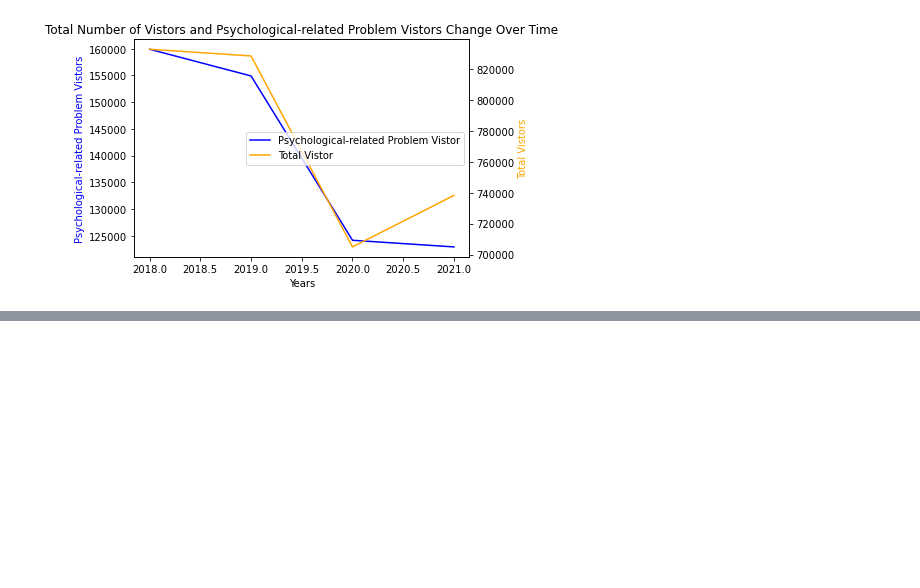
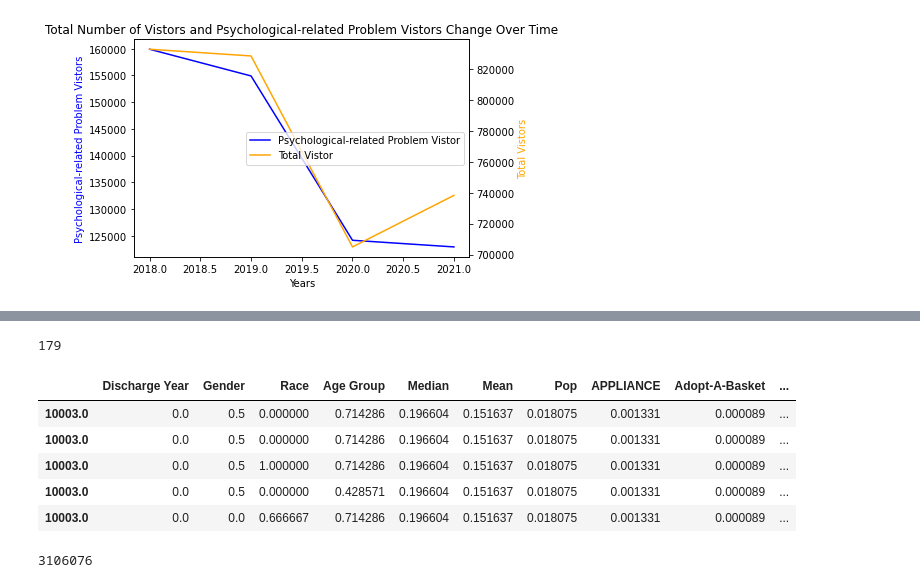
Before and after one commit to Dawei0328/Data-Dive-2023, a Jupyter notebook: datadive.0.1.ipynb, the cells around one changed output, grey strips where cells are left out. Drawn from its saved outputs; the diff is of its cells as text; code cells hidden in the pictures; blank space fills up the shorter version.

```diff
--- a/datadive.0.1.ipynb
+++ b/datadive.0.1.ipynb
@@ -209,0 +298,5 @@ plt.show()
+# %%
+# 使用 MinMaxScaler 对 DataFrame 进行归一化
+scaler = MinMaxScaler()
+merged_df_normalized = pd.DataFrame(scaler.fit_transform(merged_df), columns=merged_df.columns)
+dataIncome_normalized = pd.DataFrame(scaler.fit_transform(dataIncome), columns=dataIncome.columns)
@@ -209,0 +312,4 @@ plt.show()
+# %%
+# 使用 set_index() 方法将merged_df_的索引设置为第一个 merged_df_normalized 的索引
+merged_df_normalized = merged_df_normalized.set_index(merged_df.index)
+merged_df_normalized.head()
@@ -209,0 +333,10 @@ plt.show()
+# %%
+## 311 data
+data311 = pd.read_csv('https://raw.githubusercontent.com/CUSP2021ADS/Data/main/aggr311.csv' , index_col=0 )
+data311.Zip=pd.to_numeric(data311.Zip,errors='coerce')
+data311=data311.loc[(data311.Zip>=10000)&(data311.Zip<11500)] #take only NYC zip codes
+data311=pd.pivot_table(data311,index='Zip',columns='Complain',values='Count',fill_value=0)
+Total311=data311.sum(axis=1) #total 311 activity per zip code
+data311=data311.div(data311.sum(axis=1), axis=0) #normalize activity of various cathegories within zip code by total
+data311=data311.loc[Total311>100] #keep only those zip codes having sufficient activity
+data311.head()
@@ -209,0 +351,4 @@ plt.show()
+# %%
+#merge income data with 311
+DataIncome1=dataIncome_normalized.merge(data311,left_index=True,right_index=True)
+DataIncome1.head()
@@ -209,0 +362,20 @@ plt.show()
+# %%
+len(DataIncome1)
+# %% [output]
+179
+# %%
+#merge income data with merged_df
+
+merged_df_ = pd.merge(merged_df_normalized,DataIncome1, left_index=True,right_index=True, how='left')
+merged_df_.head()
+# %% [output]
+|  | Discharge Year | Gender | Race | Age Group | Median | Mean | Pop | APPLIANCE | Adopt-A-Basket | ... |
+| 10003.0 | 0.0 | 0.5 | 0.000000 | 0.714286 | 0.196604 | 0.151637 | 0.018075 | 0.001331 | 0.000089 | ... |
+| 10003.0 | 0.0 | 0.5 | 0.000000 | 0.714286 | 0.196604 | 0.151637 | 0.018075 | 0.001331 | 0.000089 | ... |
+| 10003.0 | 0.0 | 0.5 | 1.000000 | 0.714286 | 0.196604 | 0.151637 | 0.018075 | 0.001331 | 0.000089 | ... |
+| 10003.0 | 0.0 | 0.5 | 0.000000 | 0.428571 | 0.196604 | 0.151637 | 0.018075 | 0.001331 | 0.000089 | ... |
+| 10003.0 | 0.0 | 0.0 | 0.666667 | 0.714286 | 0.196604 | 0.151637 | 0.018075 | 0.001331 | 0.000089 | ... |
+# %%
+len(merged_df_)
+# %% [output]
+3106076
```
Also changed, not shown: parts of 44 cells of this notebook.
